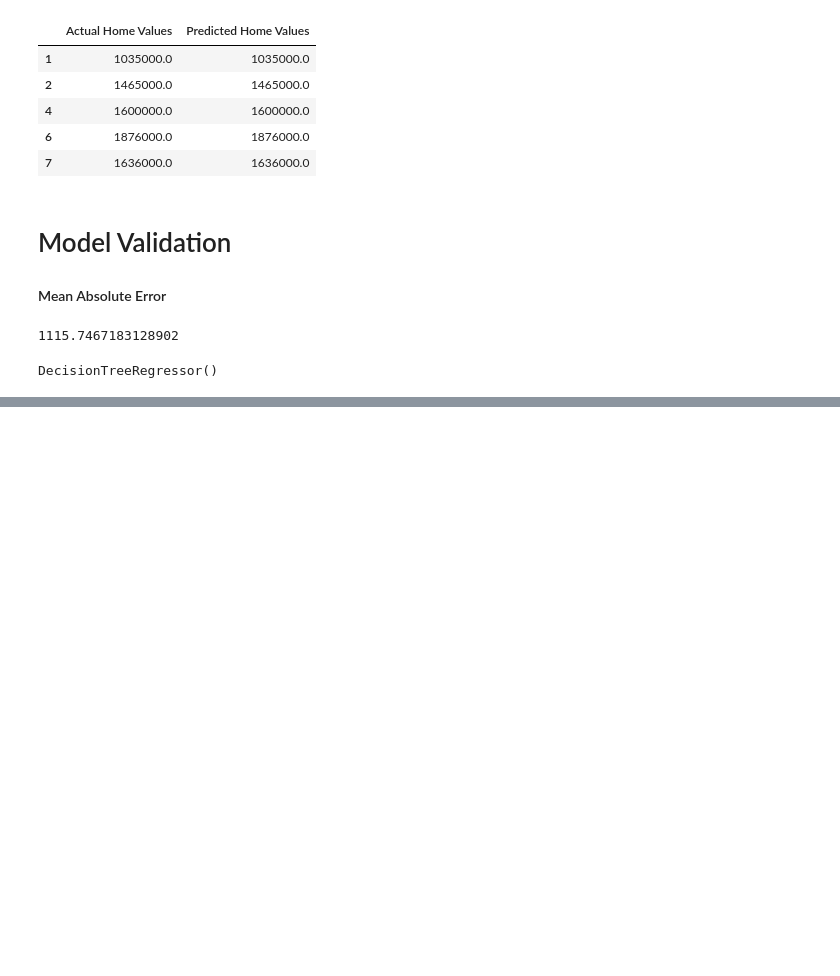
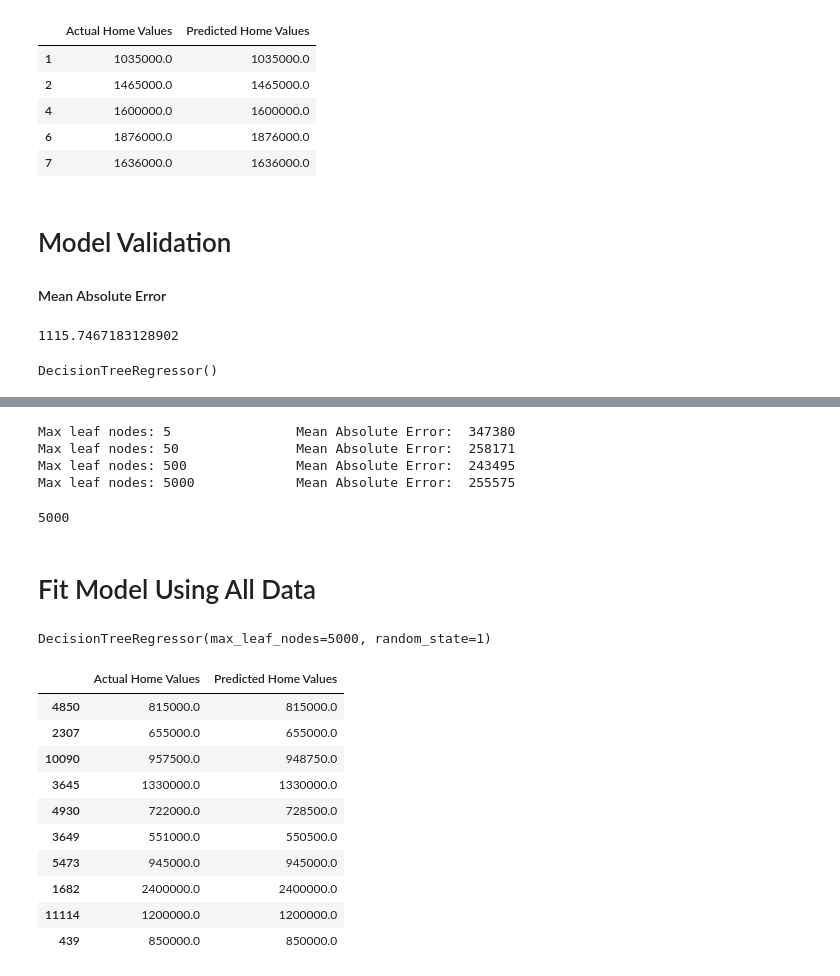
Before and after one commit to zainhaidar16/Introduction-To-Machine-Learning, a Jupyter notebook: Melbourne Data.ipynb, the cells around one changed output, grey strips where cells are left out. Drawn from its saved outputs; the diff is of its cells as text; code cells hidden in the pictures; blank space fills up the shorter version.

Commit message:
Underfitting, Overfitting, Final Model

```diff
--- a/Melbourne Data.ipynb
+++ b/Melbourne Data.ipynb
@@ -167,0 +177,57 @@ comparison
+# %%
+# Load data
+melbourne_file_path = 'Data/melb_data.csv'
+melbourne_data = pd.read_csv(melbourne_file_path)
+# Filter rows with missing values
+filtered_melbourne_data = melbourne_data.dropna(axis=0)
+# Choose target and features
+y = filtered_melbourne_data.Price
+melbourne_features = ['Rooms', 'Bathroom', 'Landsize', 'BuildingArea',
+                        'YearBuilt', 'Lattitude', 'Longtitude']
+X = filtered_melbourne_data[melbourne_features]
+
+from sklearn.model_selection import train_test_split
+
+# split data into training and validation data, for both features and target
+train_X, val_X, train_y, val_y = train_test_split(X, y,random_state = 0)
+# %%
+# compare MAE with differing values of max_leaf_nodes
+for max_leaf_nodes in [5, 50, 500, 5000]:
+    my_mae = get_mae(max_leaf_nodes, train_X, val_X, train_y, val_y)
+    print("Max leaf nodes: %d  \t\t Mean Absolute Error:  %d" %(max_leaf_nodes, my_mae))
+# %% [output]
+Max leaf nodes: 5                Mean Absolute Error:  347380
+Max leaf nodes: 50               Mean Absolute Error:  258171
+Max leaf nodes: 500              Mean Absolute Error:  243495
+Max leaf nodes: 5000             Mean Absolute Error:  255575
+# %%
+best_tree_size = min(max_leaf_nodes, my_mae)
+best_tree_size
+# %% [output]
+5000
+# %% [markdown]
+# Fit Model Using All Data
+# %%
+final_model = DecisionTreeRegressor(max_leaf_nodes=best_tree_size, random_state=1)
+
+final_model.fit(X, y)
+# %% [output]
+DecisionTreeRegressor(max_leaf_nodes=5000, random_state=1)
+# %%
+val_predictions = final_model.predict(val_X)
+
+# Compare predictions with actual home values
+comparison = pd.DataFrame({'Actual Home Values': val_y, 'Predicted Home Values': val_predictions})
+comparison.head(10)
+# %% [output]
+|  | Actual Home Values | Predicted Home Values |
+| 4850 | 815000.0 | 815000.0 |
+| 2307 | 655000.0 | 655000.0 |
+| 10090 | 957500.0 | 948750.0 |
+| 3645 | 1330000.0 | 1330000.0 |
+| 4930 | 722000.0 | 728500.0 |
+| 3649 | 551000.0 | 550500.0 |
+| 5473 | 945000.0 | 945000.0 |
+| 1682 | 2400000.0 | 2400000.0 |
+| 11114 | 1200000.0 | 1200000.0 |
+| 439 | 850000.0 | 850000.0 |
```
Also changed, not shown: parts of 4 cells of this notebook.
